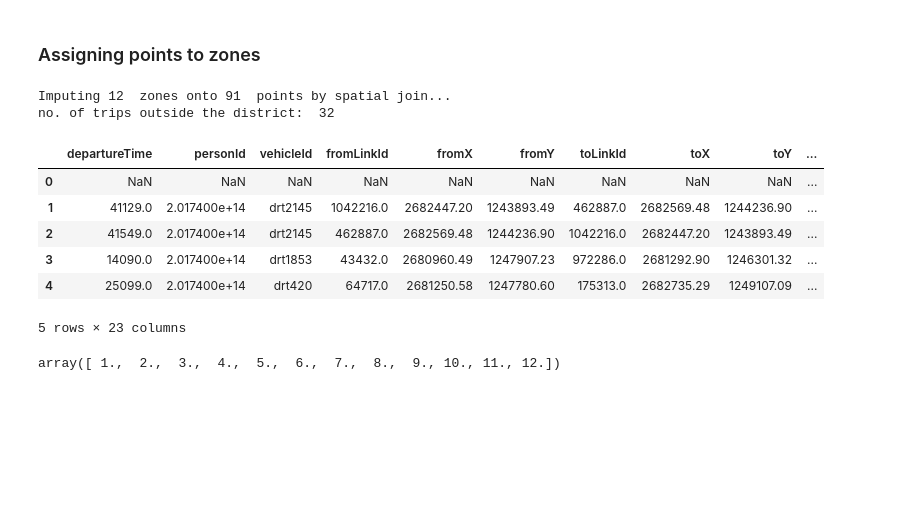
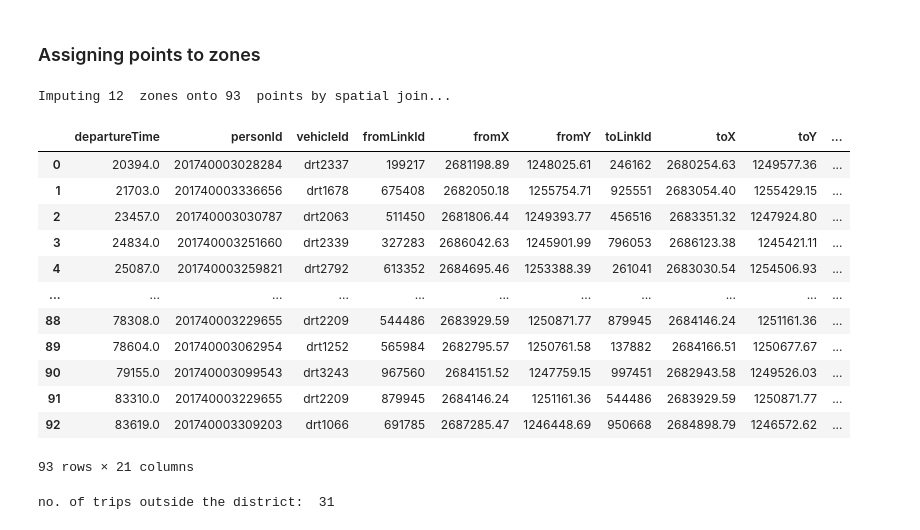
Before and after one commit to Sx-ETH/eqasim-java, a Jupyter notebook: switzerland/WaitTimeValidation/plot_zonal_averages.ipynb, the cells around one changed output. Drawn from its saved outputs; the diff is of its cells as text; code cells hidden in the pictures; blank space fills up the shorter version.

```diff
--- a/switzerland/WaitTimeValidation/plot_zonal_averages.ipynb
+++ b/switzerland/WaitTimeValidation/plot_zonal_averages.ipynb
@@ -48,13 +53,12 @@ df_lakes.head()
 | 4 | 9148 | Bielersee / Lac de Bienne | 3970 | 572052 | 584660 | 209652 | 220433 | 578500 | 213800 | 2572052 | 2584660 | ... |
 # %%
 # get districts
-geom_data_path = "C:/Users/kaghog/Documents/SA"
+geom_data_path = "/Users/francescmartiescofet/Documents/ETH/IVT/SA_scenario"
 df_districts = gpd.read_file("%s/city_districts/data/stzh.adm_stadtkreise_v.shp" % geom_data_path,
                        encoding="latin1"
                       ).to_crs("epsg:2056")
 
 # clean up
-df_districts.crs = "epsg:2056"
 df_districts = df_districts.rename({"knr": "district_id", "kname": "district_name"}, axis=1)
 df_districts = df_districts[["district_id", "district_name", "geometry"]].sort_values("district_id").reset_index(drop=True)
 df_districts
@@ -72,4 +76,8 @@ df_districts
 | 9 | 10 | Kreis 10 | POLYGON ((2680537.632 1249894.533... |
 | 10 | 11 | Kreis 11 | POLYGON ((2684316.434 1250651.586... |
 | 11 | 12 | Kreis 12 | POLYGON ((2686417.046 1249238.353... |
+# %%
+output_directory = '/Users/francescmartiescofet/Documents/ETH/IVT/eqasim-java/switzerland/SA_scenario_output'
+
+drt_legs = utils.get_drt_legs(output_directory)
 # %%
@@ -97,0 +94,2 @@ df.head()
+# %%
+it_drt_legs_gpd = convert_drt_legs_to_gpd(drt_legs[5])
@@ -131,7 +139,8 @@ def impute(df_points, df_zones, point_id_field, zone_id_field, fix_by_distance=F
     result = []
     chunk_count = max(1, int(len(df_points) / chunk_size))
     for chunk in tqdm(np.array_split(df_points, chunk_count)):
-        result.append(gpd.sjoin(df_zones, chunk, op="contains", how="right"))
+        result.append(gpd.sjoin(df_zones, chunk, predicate="contains", how="right"))
+
     df_points = pd.concat(result).reset_index()
 
     if "left_index" in df_points: del df_points["left_index"]
@@ -151,30 +160,40 @@ def impute(df_points, df_zones, point_id_field, zone_id_field, fix_by_distance=F
         df_points.loc[invalid_mask, zone_id_field] = df_zones.iloc[indices][zone_id_field].values
 
     return pd.merge(df_original, df_points[[point_id_field, zone_id_field]], on=point_id_field, how="left")
+
+def prepare_df_for_plot(df, zones, zone_id, metrics=["waitTime"]):
+    joined_df = pd.merge(df, zones, on=zone_id, how="right") #merge on right to ensure all zones are showing
+
+    ## computing metrics for plot
+    mean_metrics = joined_df.groupby(zone_id)[metrics].mean().fillna(0).reset_index()
+
+    for col in metrics:
+        if "time" in col.lower():
+            mean_metrics[col] /= 60
+    mean_metrics = mean_metrics.round(1)
+    return mean_metrics
 # %% [markdown]
 ### Assigning points to zones
 # %%
 ## identify zones for origin location!!
 
-df = impute(df, df_districts, "trip_id", "district_id").drop("geometry", axis=1)
-
+df = impute(it_drt_legs_gpd, df_districts, "trip_id", "district_id",fix_by_distance=False).drop("geometry", axis=1)
+display(df)
 #Since we are not fixing by distance, checking how many points are outside the districts
 print("no. of trips outside the district: ", sum(pd.isna(df["district_id"])))
-
-df = pd.merge(df, df_districts, on="district_id", how="right") #merge on right to ensure all districts are showing
-df.head()
 # %% [output]
-Imputing 12  zones onto 91  points by spatial join...
-no. of trips outside the district:  32
+Imputing 12  zones onto 93  points by spatial join...
 |  | departureTime | personId | vehicleId | fromLinkId | fromX | fromY | toLinkId | toX | toY | ... |
-| 0 | NaN | NaN | NaN | NaN | NaN | NaN | NaN | NaN | NaN | ... |
-| 1 | 41129.0 | 2.017400e+14 | drt2145 | 1042216.0 | 2682447.20 | 1243893.49 | 462887.0 | 2682569.48 | 1244236.90 | ... |
-| 2 | 41549.0 | 2.017400e+14 | drt2145 | 462887.0 | 2682569.48 | 1244236.90 | 1042216.0 | 2682447.20 | 1243893.49 | ... |
-| 3 | 14090.0 | 2.017400e+14 | drt1853 | 43432.0 | 2680960.49 | 1247907.23 | 972286.0 | 2681292.90 | 1246301.32 | ... |
-| 4 | 25099.0 | 2.017400e+14 | drt420 | 64717.0 | 2681250.58 | 1247780.60 | 175313.0 | 2682735.29 | 1249107.09 | ... |
+| 0 | 20394.0 | 201740003028284 | drt2337 | 199217 | 2681198.89 | 1248025.61 | 246162 | 2680254.63 | 1249577.36 | ... |
+| 1 | 21703.0 | 201740003336656 | drt1678 | 675408 | 2682050.18 | 1255754.71 | 925551 | 2683054.40 | 1255429.15 | ... |
+| 2 | 23457.0 | 201740003030787 | drt2063 | 511450 | 2681806.44 | 1249393.77 | 456516 | 2683351.32 | 1247924.80 | ... |
+| 3 | 24834.0 | 201740003251660 | drt2339 | 327283 | 2686042.63 | 1245901.99 | 796053 | 2686123.38 | 1245421.11 | ... |
+| 4 | 25087.0 | 201740003259821 | drt2792 | 613352 | 2684695.46 | 1253388.39 | 261041 | 2683030.54 | 1254506.93 | ... |
+| ... | ... | ... | ... | ... | ... | ... | ... | ... | ... | ... |
+| 88 | 78308.0 | 201740003229655 | drt2209 | 544486 | 2683929.59 | 1250871.77 | 879945 | 2684146.24 | 1251161.36 | ... |
+| 89 | 78604.0 | 201740003062954 | drt1252 | 565984 | 2682795.57 | 1250761.58 | 137882 | 2684166.51 | 1250677.67 | ... |
+| 90 | 79155.0 | 201740003099543 | drt3243 | 967560 | 2684151.52 | 1247759.15 | 997451 | 2682943.58 | 1249526.03 | ... |
+| 91 | 83310.0 | 201740003229655 | drt2209 | 879945 | 2684146.24 | 1251161.36 | 544486 | 2683929.59 | 1250871.77 | ... |
+| 92 | 83619.0 | 201740003309203 | drt1066 | 691785 | 2687285.47 | 1246448.69 | 950668 | 2684898.79 | 1246572.62 | ... |
-5 rows × 23 columns
+93 rows × 21 columns
+no. of trips outside the district:  31
-# %%
-#only eleven districts have trips in this sample df
-df["district_id"].unique()
-# %% [output]
-array([ 1.,  2.,  3.,  4.,  5.,  6.,  7.,  8.,  9., 10., 11., 12.])
```
Also changed, not shown: parts of 31 cells of this notebook, 3 other files.
